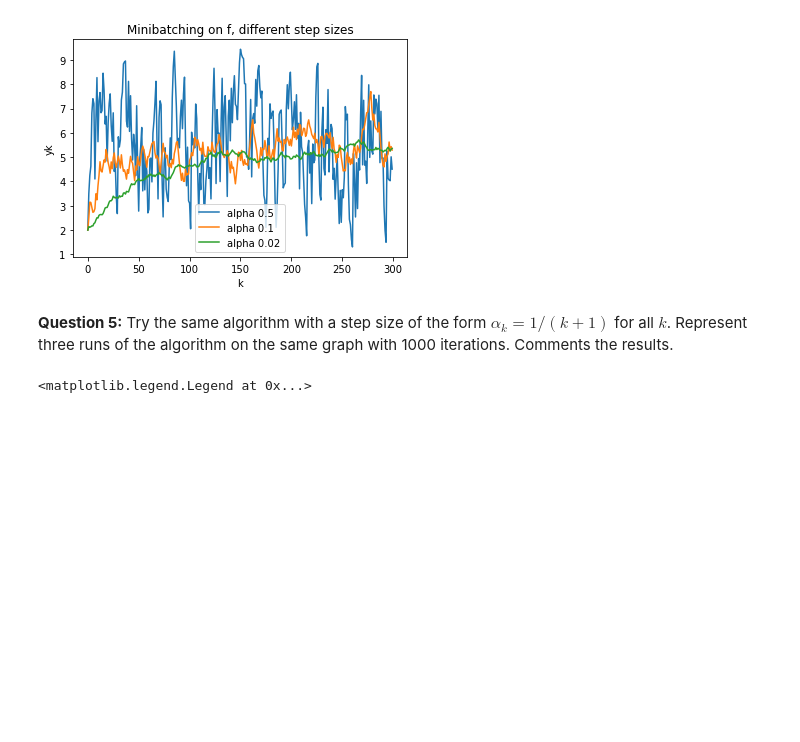
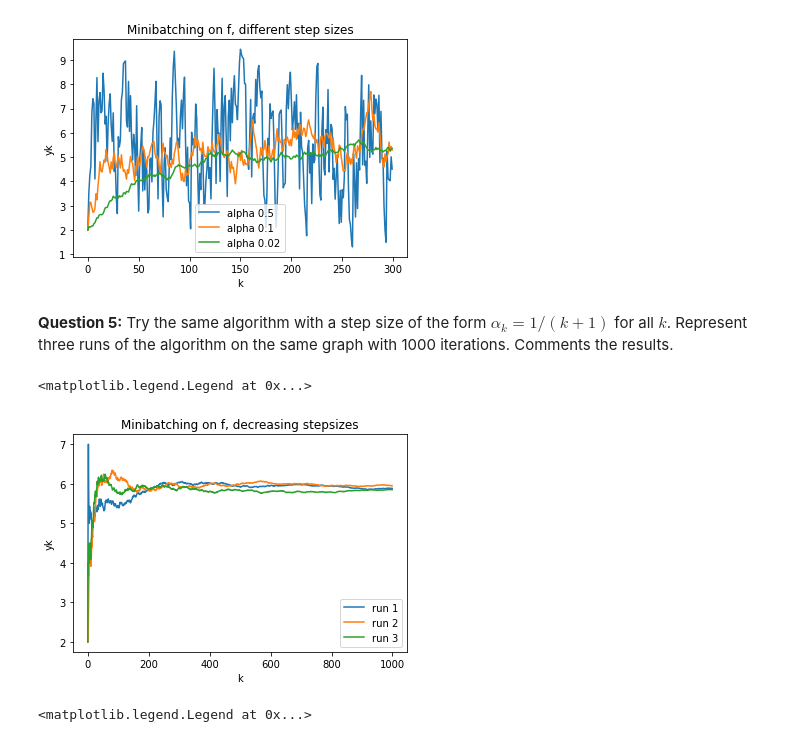
Before and after one commit to gfouilhe/UPS, a Jupyter notebook: Big Data/TP2.ipynb, the cells around one changed output. Saved outputs shown, nothing was run; the diff lists cells and outputs as text; code cells hidden in the pictures; blank space fills up the shorter version.

```diff
--- a/Big Data/TP2.ipynb
+++ b/Big Data/TP2.ipynb
@@ -123,6 +140,24 @@ given $y_0 \in \mathbb{R}$ and $(\alpha_k)_{k \in \mathbb{N}}$ a sequence of pos
 [figure]
 # %% [markdown]
 **Question 5:** Try the same algorithm with a step size of the form $\alpha_k = 1 / (k+1)$ for all $k$. Represent three runs of the algorithm on the same graph with 1000 iterations. Comments the results.
+# %%
+plt.figure()
+for run in [1,2,3]:
+    y = 2
+    ylist = [y]
+    for k in range(1,1000):
+        i = np.random.randint(1,n)
+        alpha = 1/(k+1)
+        y = y - alpha*(y-x[i])
+        ylist.append(y)
+    plt.plot(ylist, label = f'run {run}')
+plt.title("Minibatching on f, decreasing stepsizes")
+plt.ylabel("yk")
+plt.xlabel("k")
+plt.legend()
+# %% [output]
+<matplotlib.legend.Legend at 0x...>
+[figure, added]
 # %%
 # %% [output]
 <matplotlib.legend.Legend at 0x...>
```
Also changed, not shown: parts of 1 cell of this notebook.
